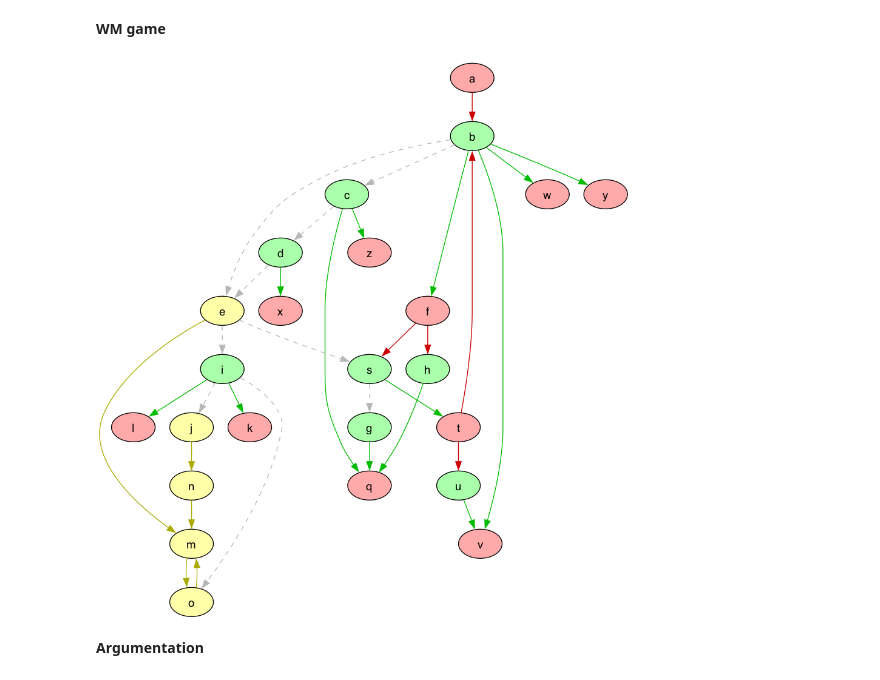
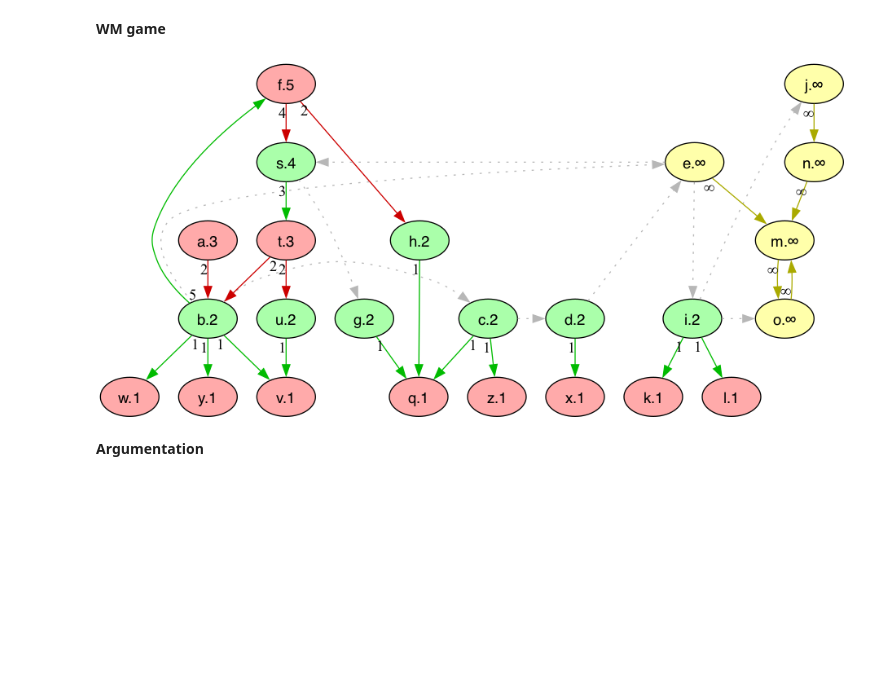
Before and after one commit to idaks/Games-and-Argumentation, a Jupyter notebook: IDCC-2024/animal_example.ipynb, the cells around one changed output. Saved outputs shown, nothing was run; the diff lists cells and outputs as text; code cells hidden in the pictures; blank space fills up the shorter version.

```diff
--- a/IDCC-2024/animal_example.ipynb
+++ b/IDCC-2024/animal_example.ipynb
@@ -168,22 +168,25 @@ As we have win_move graph and attack graph, we start to think about maybe we onl
 # %%
 game_node_color_wfs = {"win": "green", "lost": "red", "drawn": "yellow"}
 game_edge_color_wfs = {
     ("green", "green"): "gray",
     ("green", "yellow"): "gray",
     ("yellow", "green"): "gray",
     ("yellow", "yellow"): "yellow",
     ("green", "red"): "green",
     ("red", "green"): "red",
 }
 visualize_wfs(
     "files/plain_wm_graph.dlv",
     "game",
     game_node_color_wfs,
-    game_edge_color_wfs
+    game_edge_color_wfs,
+    show_node_label=True,
+    show_edge_label=True,
+    rank=True
 )
 Image("graphs/game_graph_colored.png")
 # %% [output]
-[figure, old version]
+[figure, new version]
 # %% [markdown]
 **Argumentation**
 # %%
```
Also changed, not shown: parts of 5 cells of this notebook, 18 other files.
